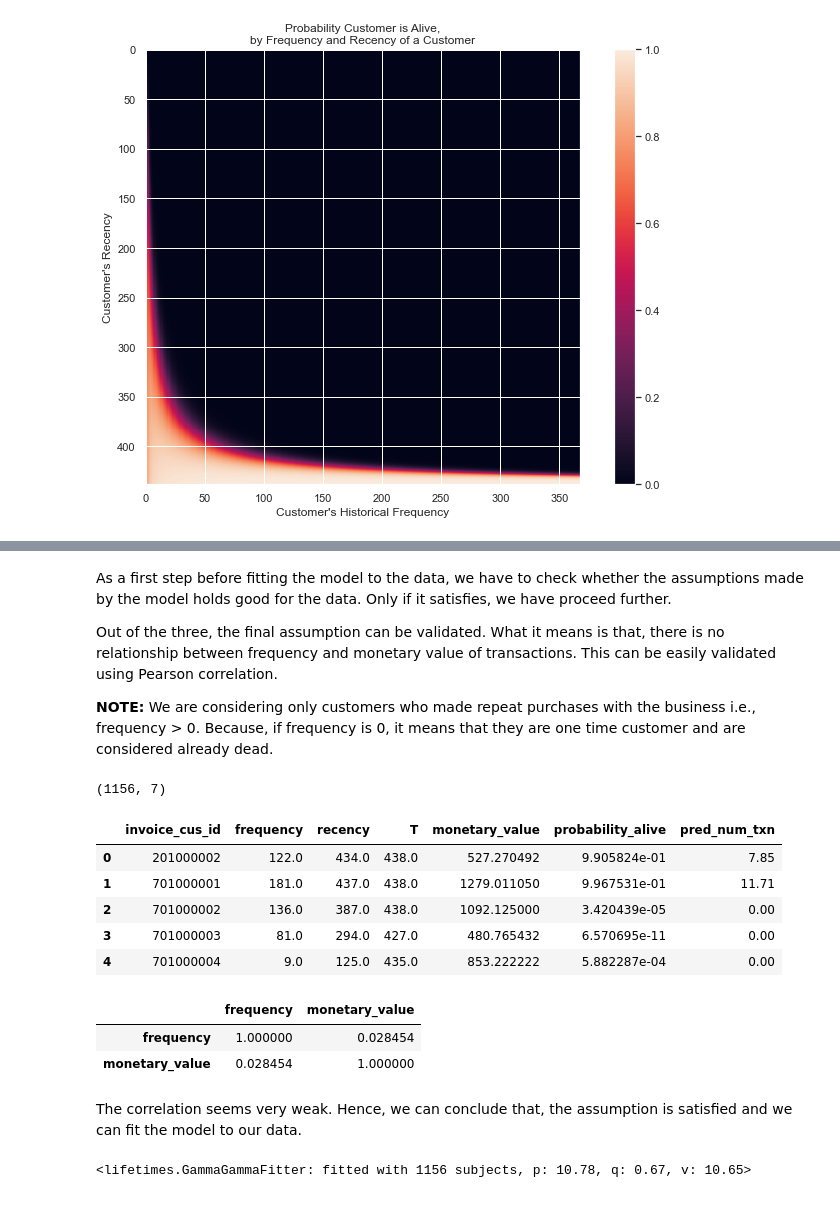
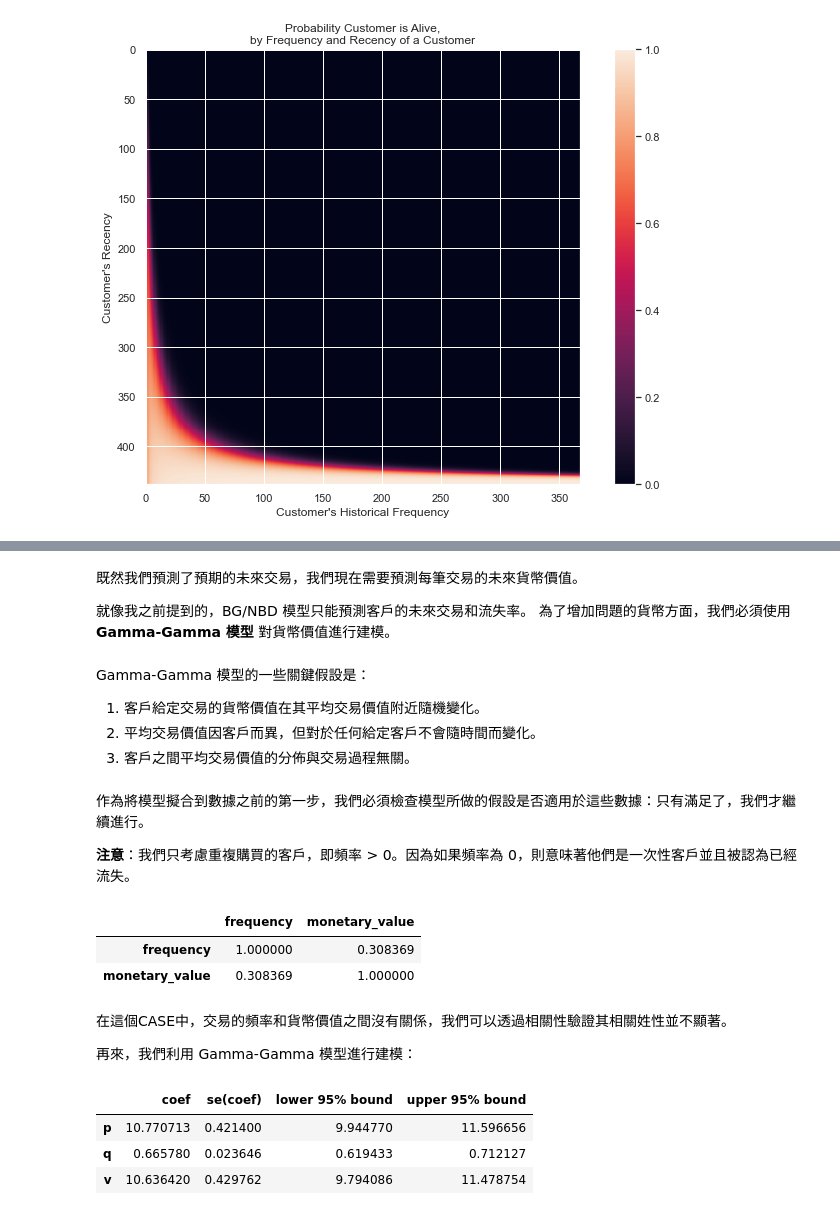
Before and after one commit to impepper/myPortfolio, a Jupyter notebook: _notebooks/2022-04-11-Customer Lifetime Value (CLV).ipynb, the cells around one changed output, grey strips where cells are left out. Saved outputs shown, nothing was run; the diff lists cells and outputs as text; code cells hidden in the pictures.

```diff
--- a/_notebooks/2022-04-11-Customer Lifetime Value (CLV).ipynb
+++ b/_notebooks/2022-04-11-Customer Lifetime Value (CLV).ipynb
@@ -40,8 +54,9 @@ warnings.filterwarnings('ignore')
 # %%
 # Loading the data
-data = pd.read_csv("datasource/data.csv",  parse_dates=['invoice_date'])
-print("Total number of transactions happened in the given period: "+ str(data.shape[0]))
-data.head(5)
+#data = pd.read_csv("datasource/data.csv",  parse_dates=['invoice_date'])
+data_clv = pd.read_csv("datasource/CLTV_data.csv",  parse_dates=['invoice_date'])
+print("Total number of transactions happened in the given period: "+ str(data_clv.shape[0]))
+data_clv.head(5)
 # %% [output]
 Total number of transactions happened in the given period: 32030
 |  | invoice_id | invoice_date | invoice_cus_id | invoice_amount |
@@ -57,6 +67,0 @@ So, we keep only these features and drop all the others.
-# %%
-# Feature selection
-features = ['invoice_cus_id', 'invoice_id', 'invoice_date', 'invoice_amount']
-data_clv = data[features]
-print(data_clv.shape)
-data_clv.head()
@@ -465,35 +397,39 @@ Some of the key assumptions of Gamma-Gamma model are:
-# %% [markdown]
-As a first step before fitting the model to the data, we have to check whether the assumptions made by the model holds good for the data. Only if it satisfies, we have proceed further.
-
-Out of the three, the final assumption can be validated. What it means is that, there is no relationship between frequency and monetary value of transactions. This can be easily validated using Pearson correlation.
-
-**NOTE:** We are considering only customers who made repeat purchases with the business i.e., frequency > 0. Because, if frequency is 0, it means that they are one time customer and are considered already dead.
+# %% [markdown]
+既然我們預測了預期的未來交易，我們現在需要預測每筆交易的未來貨幣價值。
+
+就像我之前提到的，BG/NBD 模型只能預測客戶的未來交易和流失率。 為了增加問題的貨幣方面，我們必須使用 **Gamma-Gamma 模型** 對貨幣價值進行建模。
+# %% [markdown]
+Gamma-Gamma 模型的一些關鍵假設是：
+
+1. 客戶給定交易的貨幣價值在其平均交易價值附近隨機變化。
+2. 平均交易價值因客戶而異，但對於任何給定客戶不會隨時間而變化。
+3. 客戶之間平均交易價值的分佈與交易過程無關。
+# %% [markdown]
+作為將模型擬合到數據之前的第一步，我們必須檢查模型所做的假設是否適用於這些數據：只有滿足了，我們才繼續進行。
+
+**注意**：我們只考慮重複購買的客戶，即頻率 > 0。因為如果頻率為 0，則意味著他們是一次性客戶並且被認為已經流失。
 # %%
 # Checking the relationship between frequency and monetary_value
 return_customers_summary = summary[summary['frequency']>0]
-print(return_customers_summary.shape)
-return_customers_summary.head()
+return_customers_summary[['frequency', 'monetary_value']].corr()
 # %% [output]
-(1156, 7)
-|  | invoice_cus_id | frequency | recency | T | monetary_value | probability_alive | pred_num_txn |
-| 0 | 201000002 | 122.0 | 434.0 | 438.0 | 527.270492 | 9.905824e-01 | 7.85 |
-| 1 | 701000001 | 181.0 | 437.0 | 438.0 | 1279.011050 | 9.967531e-01 | 11.71 |
-| 2 | 701000002 | 136.0 | 387.0 | 438.0 | 1092.125000 | 3.420439e-05 | 0.00 |
-| 3 | 701000003 | 81.0 | 294.0 | 427.0 | 480.765432 | 6.570695e-11 | 0.00 |
-| 4 | 701000004 | 9.0 | 125.0 | 435.0 | 853.222222 | 5.882287e-04 | 0.00 |
+|  | frequency | monetary_value |
+| frequency | 1.000000 | 0.308369 |
+| monetary_value | 0.308369 | 1.000000 |
-# %%
-# Checking the relationship between frequency and monetary_value
-return_customers_summary[['frequency', 'monetary_value']].corr()
-# %% [output]
-|  | frequency | monetary_value |
-| frequency | 1.000000 | 0.028454 |
-| monetary_value | 0.028454 | 1.000000 |
-# %% [markdown]
-The correlation seems very weak. Hence, we can conclude that, the assumption is satisfied and we can fit the model to our data.
+# %% [markdown]
+在這個CASE中，交易的頻率和貨幣價值之間沒有關係，我們可以透過相關性驗證其相關姓性並不顯著。
+
+再來，我們利用 Gamma-Gamma 模型進行建模：
 # %%
 # Modeling the monetary value using Gamma-Gamma Model
 ggf = lifetimes.GammaGammaFitter(penalizer_coef=0.001)
 ggf.fit(return_customers_summary['frequency'],
        return_customers_summary['monetary_value'])
+
+# Summary of the fitted parameters
+ggf.summary
 # %% [output]
-<lifetimes.GammaGammaFitter: fitted with 1156 subjects, p: 10.78, q: 0.67, v: 10.65>
+|  | coef | se(coef) | lower 95% bound | upper 95% bound |
+| p | 10.770713 | 0.421400 | 9.944770 | 11.596656 |
+| q | 0.665780 | 0.023646 | 0.619433 | 0.712127 |
+| v | 10.636420 | 0.429762 | 9.794086 | 11.478754 |
```
Also changed, not shown: parts of 82 cells of this notebook, 3 other files.
